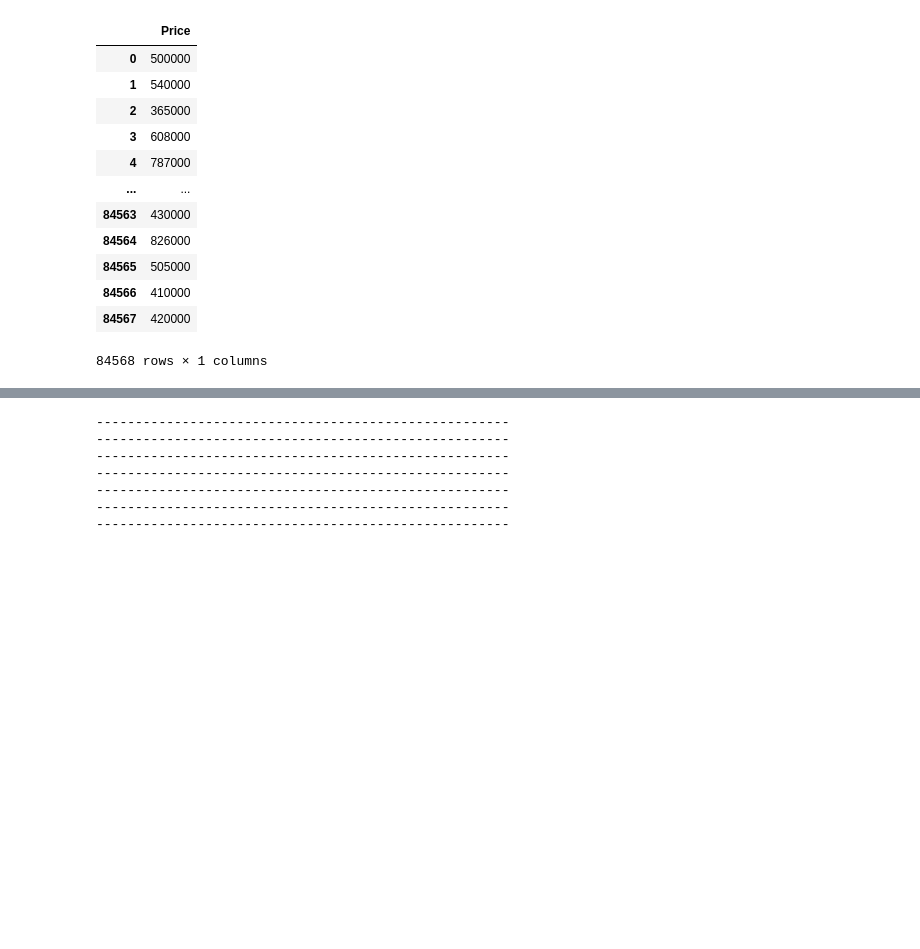
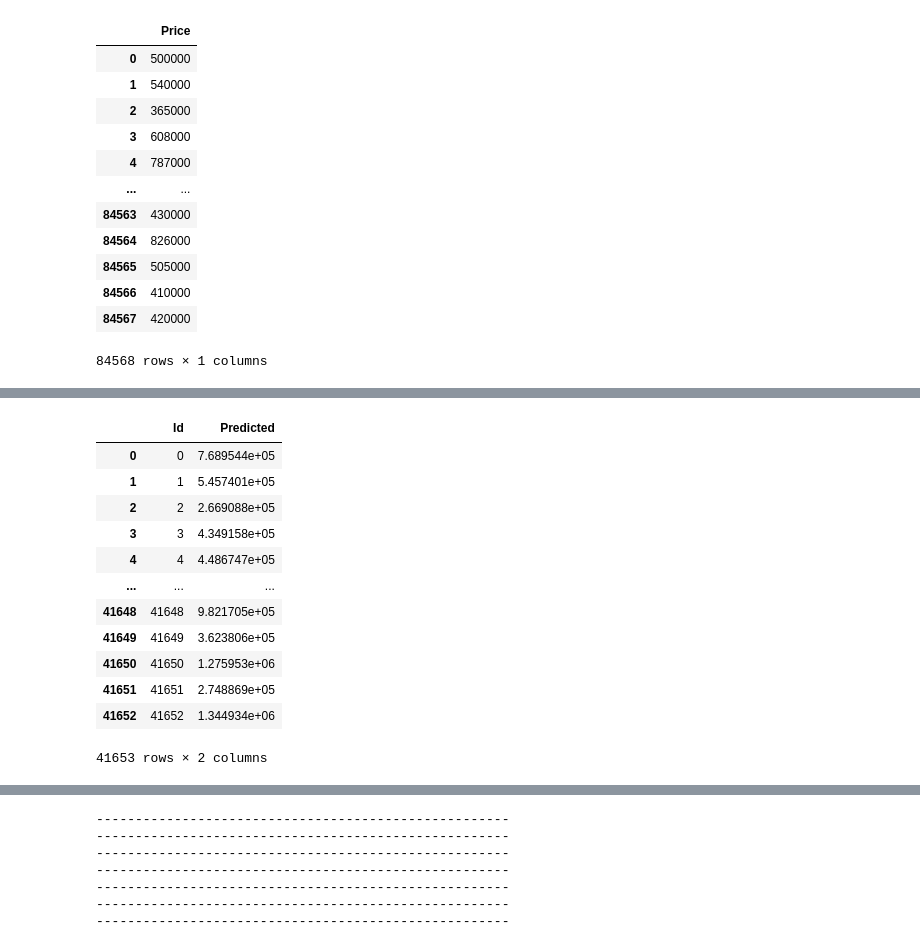
Before and after one commit to AlexisStdp/AlexisStdp.github.io, a Jupyter notebook: Datathon.ipynb, the cells around one changed output, grey strips where cells are left out. Drawn from its saved outputs; the diff is of its cells as text; code cells hidden in the pictures; blank space fills up the shorter version.

```diff
--- a/Datathon.ipynb
+++ b/Datathon.ipynb
@@ -187,0 +279,17 @@ y_train
+# %%
+y_test_lgb = pd.read_csv('datathon21/kei/real_estate/y_test_lgb.csv')
+y_test_lgb
+# %% [output]
+|  | Id | Predicted |
+| 0 | 0 | 7.689544e+05 |
+| 1 | 1 | 5.457401e+05 |
+| 2 | 2 | 2.669088e+05 |
+| 3 | 3 | 4.349158e+05 |
+| 4 | 4 | 4.486747e+05 |
+| ... | ... | ... |
+| 41648 | 41648 | 9.821705e+05 |
+| 41649 | 41649 | 3.623806e+05 |
+| 41650 | 41650 | 1.275953e+06 |
+| 41651 | 41651 | 2.748869e+05 |
+| 41652 | 41652 | 1.344934e+06 |
+41653 rows × 2 columns
```
Also changed, not shown: parts of 46 cells of this notebook.
